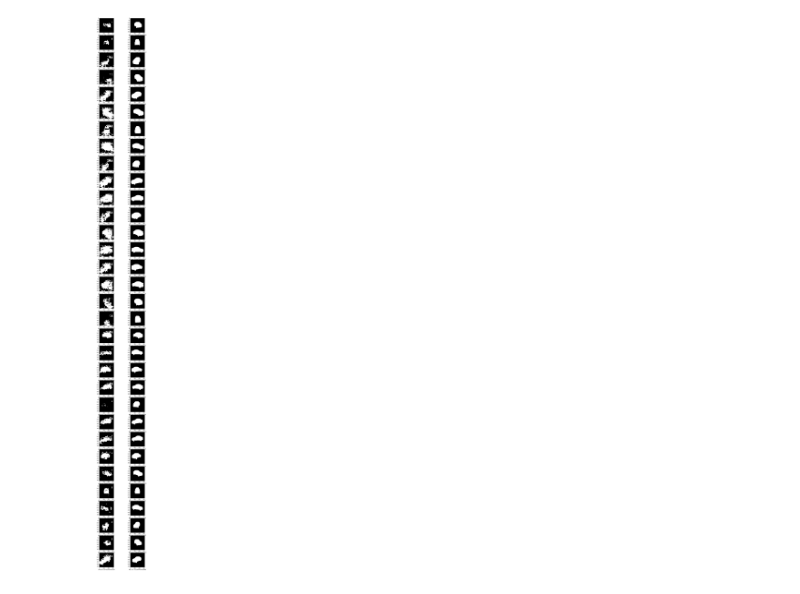
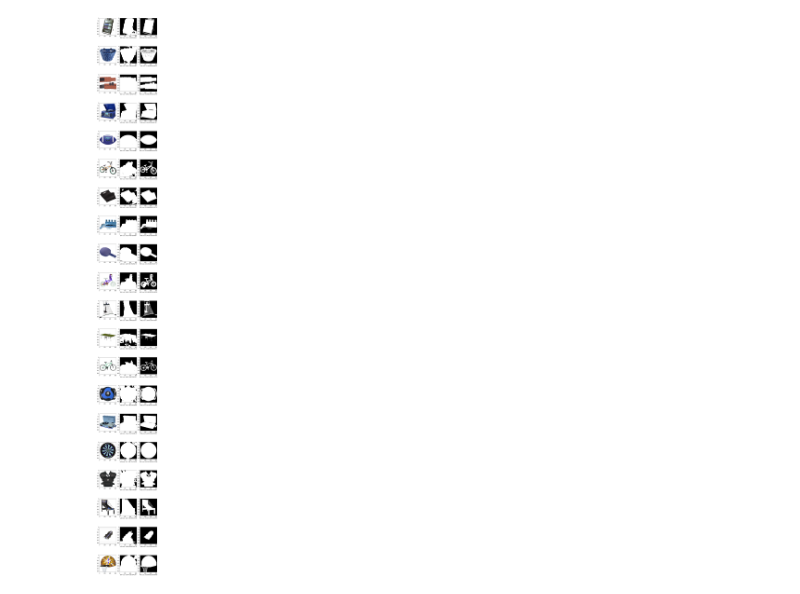
Before and after one commit to aura-reality/deep-image-matting, a Jupyter notebook: project/Testing.ipynb, the cells around one changed output. Cells and saved outputs as stored; diff of their text form; code cells hidden in the pictures.

```diff
--- a/project/Testing.ipynb
+++ b/project/Testing.ipynb
@@ -12,9 +12,9 @@ import matplotlib.pyplot as plt
 
 from trainer.utils import compute_mse_loss, compute_sad_loss
 # %%
-checkpoint_path = '/Users/erez/Downloads/deep_image_matting_20190522_103645_checkpoints_encoder_decoder.29-0.0065.hdf5'
-test_path = '/Users/erez/Desktop/data/carvana_test/images'
-test_mask_path = '/Users/erez/Desktop/data/carvana_test/masks'
+checkpoint_path = '/Users/erez/Downloads/deep_image_matting_20190515_121805_checkpoints_encoder_decoder.41-0.0093.hdf5'
+test_path = '/Users/erez/Desktop/data/bangladesh_test/test_images'
+test_mask_path = '/Users/erez/Desktop/data/bangladesh_test/test_masks/JPEG'
 stage = 'encoder_decoder'
 # %%
 model = build_encoder_decoder()
@@ -67,10 +71,11 @@ MSE Loss: 0.10127401247416859
 # %%
-f, ax = plt.subplots(num_images,2, figsize = (10,100))
+f, ax = plt.subplots(num_images,3, figsize = (10,100))
 
 for i in range(num_images):
-    ax[i,0].imshow(out[i], cmap = 'gray')
-    ax[i,0].set_xlabel("SAD Loss: " + str(sad_loss[i]))
-    ax[i,1].imshow(test_masks[i], cmap = 'gray')
-    ax[i,1].set_xlabel("MSE Loss: " + str(mse_loss[i]))
+    ax[i,0].imshow(test_images[i])
+    ax[i,1].imshow(out[i], cmap = 'gray')
+    ax[i,1].set_xlabel("SAD Loss: " + str(sad_loss[i]))
+    ax[i,2].imshow(test_masks[i], cmap = 'gray')
+    ax[i,2].set_xlabel("MSE Loss: " + str(mse_loss[i]))
 # %% [output]
-[figure, old version]
+[figure, new version]
```
Also changed, not shown: parts of 2 cells of this notebook, 1 other file.
